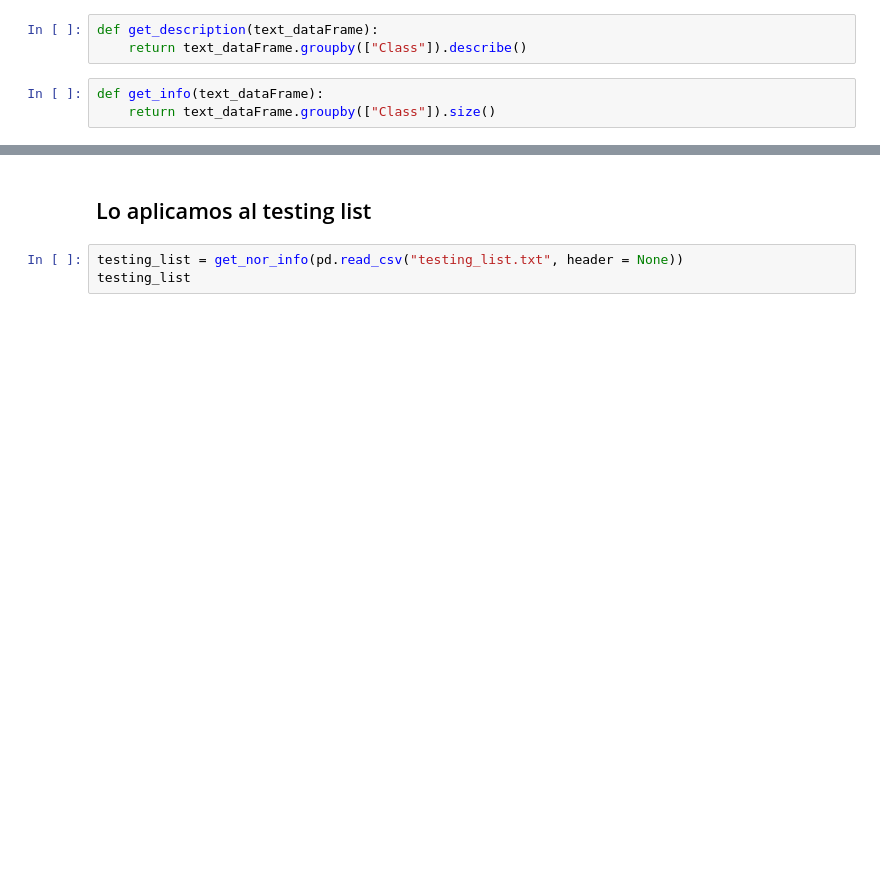
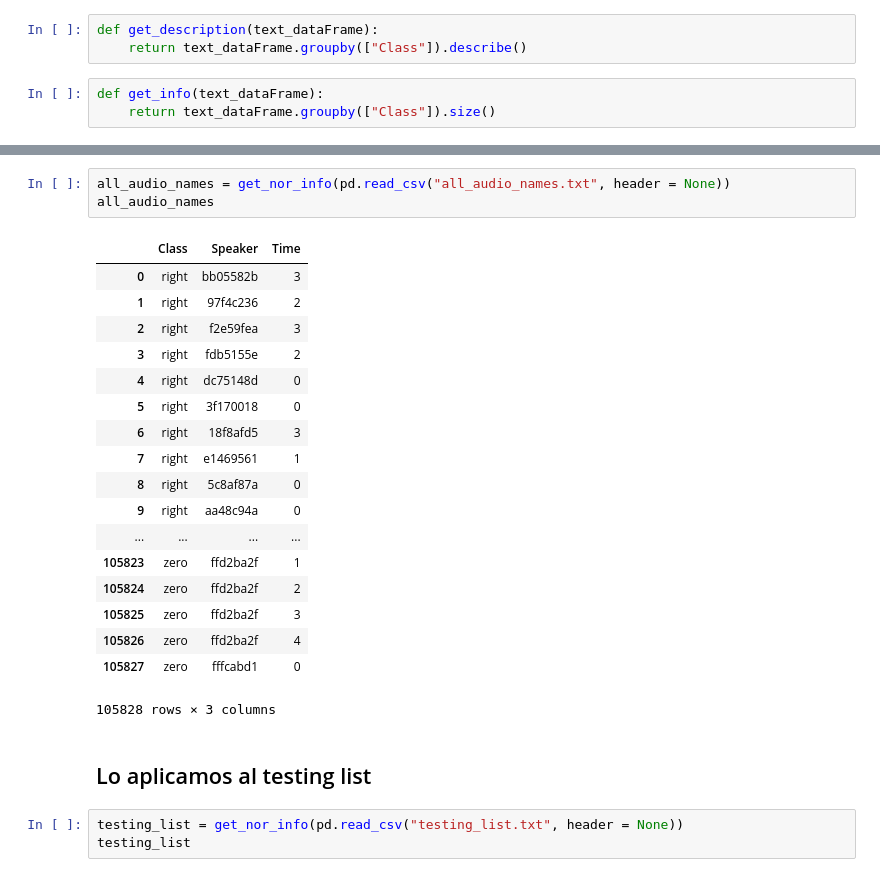
Before and after one commit to DanielaMGX/Voice_Recognition, a Jupyter notebook: P0 Statics.ipynb, the cells around one changed output, grey strips where cells are left out. Cells and saved outputs as stored; diff of their text form; blank space fills up the shorter version.

```diff
--- a/P0 Statics.ipynb
+++ b/P0 Statics.ipynb
@@ -34,3 +58,25 @@ def get_info(text_dataFrame):
+# %%
+all_audio_names = get_nor_info(pd.read_csv("all_audio_names.txt", header = None))
+all_audio_names
+# %% [output]
+|  | Class | Speaker | Time |
+| 0 | right | bb05582b | 3 |
+| 1 | right | 97f4c236 | 2 |
+| 2 | right | f2e59fea | 3 |
+| 3 | right | fdb5155e | 2 |
+| 4 | right | dc75148d | 0 |
+| 5 | right | 3f170018 | 0 |
+| 6 | right | 18f8afd5 | 3 |
+| 7 | right | e1469561 | 1 |
+| 8 | right | 5c8af87a | 0 |
+| 9 | right | aa48c94a | 0 |
+| ... | ... | ... | ... |
+| 105823 | zero | ffd2ba2f | 1 |
+| 105824 | zero | ffd2ba2f | 2 |
+| 105825 | zero | ffd2ba2f | 3 |
+| 105826 | zero | ffd2ba2f | 4 |
+| 105827 | zero | fffcabd1 | 0 |
+105828 rows × 3 columns
 # %% [markdown]
 ## Lo aplicamos al testing list
 # %%
```
Also changed, not shown: parts of 2 cells of this notebook, 5 other files.
